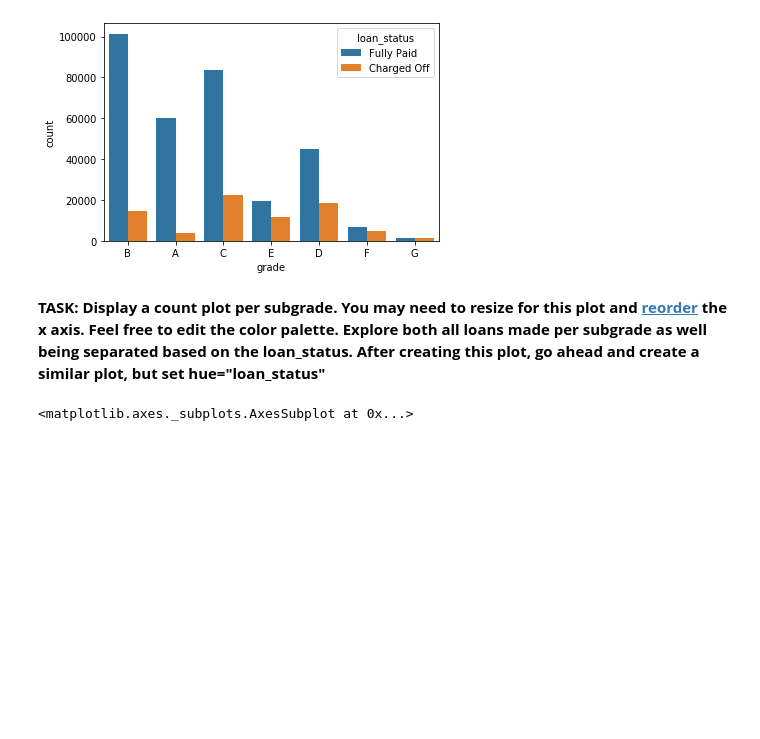
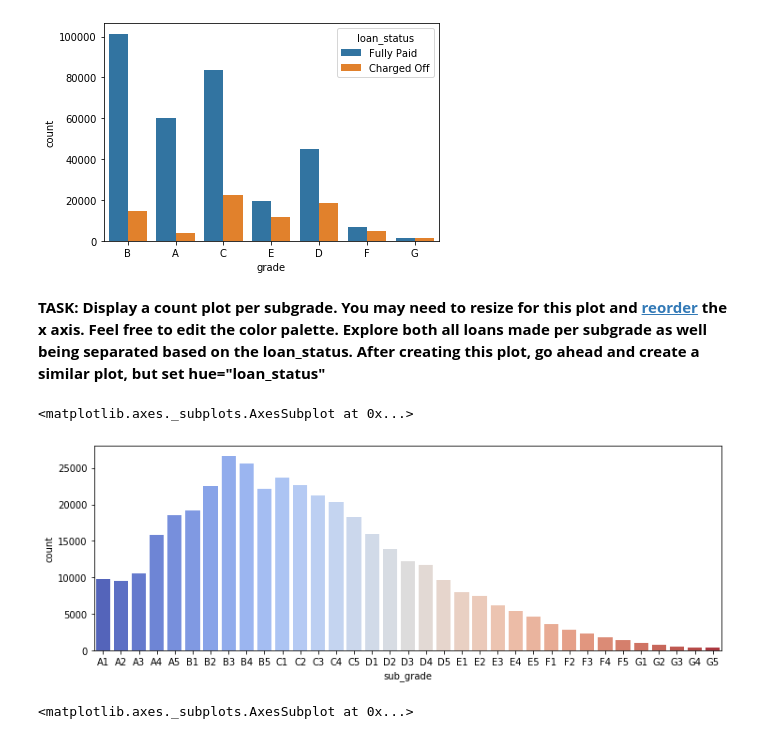
Before and after one commit to cheepong/Py_DS_ML_Bootcamp-master, a Jupyter notebook: 22-Deep Learning/TensorFlow_FILES/ANNs/03-Keras-Project-Exercise_attempt.ipynb, the cells around one changed output. Cells and saved outputs as stored; diff of their text form; code cells hidden in the pictures; blank space fills up the shorter version.

```diff
--- a/22-Deep Learning/TensorFlow_FILES/ANNs/03-Keras-Project-Exercise_attempt.ipynb
+++ b/22-Deep Learning/TensorFlow_FILES/ANNs/03-Keras-Project-Exercise_attempt.ipynb
@@ -413,3 +425,10 @@ df.groupby('loan_status')['loan_amnt'].describe()
+# %%
+#CODE HERE
+plt.figure(figsize=[12,4])
+sns.countplot(x='sub_grade', data=df, order=df['sub_grade'].sort_values().unique(), palette='coolwarm')
+# %% [output]
+<matplotlib.axes._subplots.AxesSubplot at 0x...>
+[figure, added]
 # %%
 # %% [output]
 <matplotlib.axes._subplots.AxesSubplot at 0x...>
```
Also changed, not shown: parts of 104 cells of this notebook, 2 other files.
